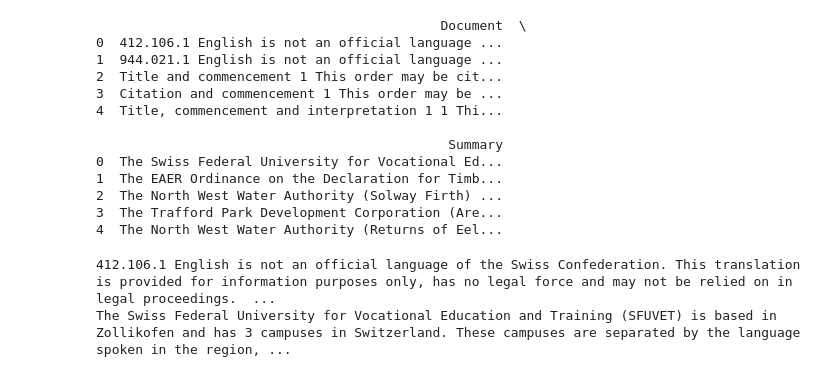
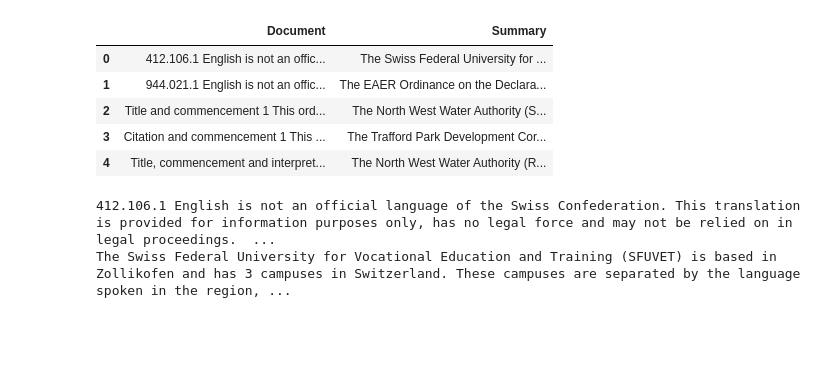
Before and after one commit to vvikasreddy/JargonAI, a Jupyter notebook: Summa_rizzer_on_custom_data.ipynb, the cells around one changed output. Cells and saved outputs as stored; diff of their text form; code cells hidden in the pictures; blank space fills up the shorter version.

```diff
--- a/Summa_rizzer_on_custom_data.ipynb
+++ b/Summa_rizzer_on_custom_data.ipynb
@@ -44,17 +46,10 @@ dtype: object
-# %%
-print(data.head())
-# %% [output]
-                                            Document  \
-0  412.106.1 English is not an official language ...
-1  944.021.1 English is not an official language ...
-2  Title and commencement 1 This order may be cit...
-3  Citation and commencement 1 This order may be ...
-4  Title, commencement and interpretation 1 1 Thi...
-
-                                             Summary
-0  The Swiss Federal University for Vocational Ed...
-1  The EAER Ordinance on the Declaration for Timb...
-2  The North West Water Authority (Solway Firth) ...
-3  The Trafford Park Development Corporation (Are...
-4  The North West Water Authority (Returns of Eel...
+# %%
+data.head()
+# %% [output]
+|  | Document | Summary |
+| 0 | 412.106.1 English is not an offic... | The Swiss Federal University for ... |
+| 1 | 944.021.1 English is not an offic... | The EAER Ordinance on the Declara... |
+| 2 | Title and commencement 1 This ord... | The North West Water Authority (S... |
+| 3 | Citation and commencement 1 This ... | The Trafford Park Development Cor... |
+| 4 | Title, commencement and interpret... | The North West Water Authority (R... |
 # %%
```
Also changed, not shown: parts of 24 cells of this notebook.
